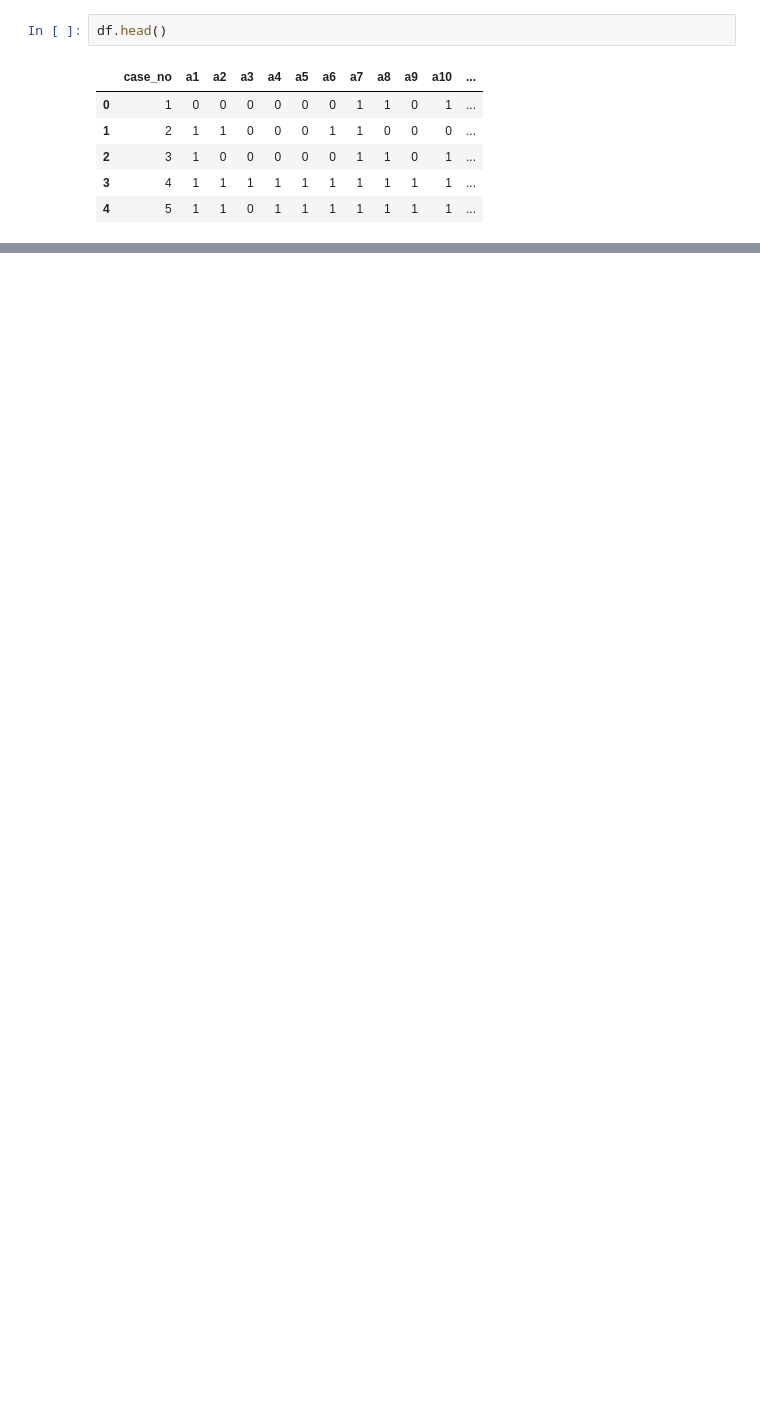
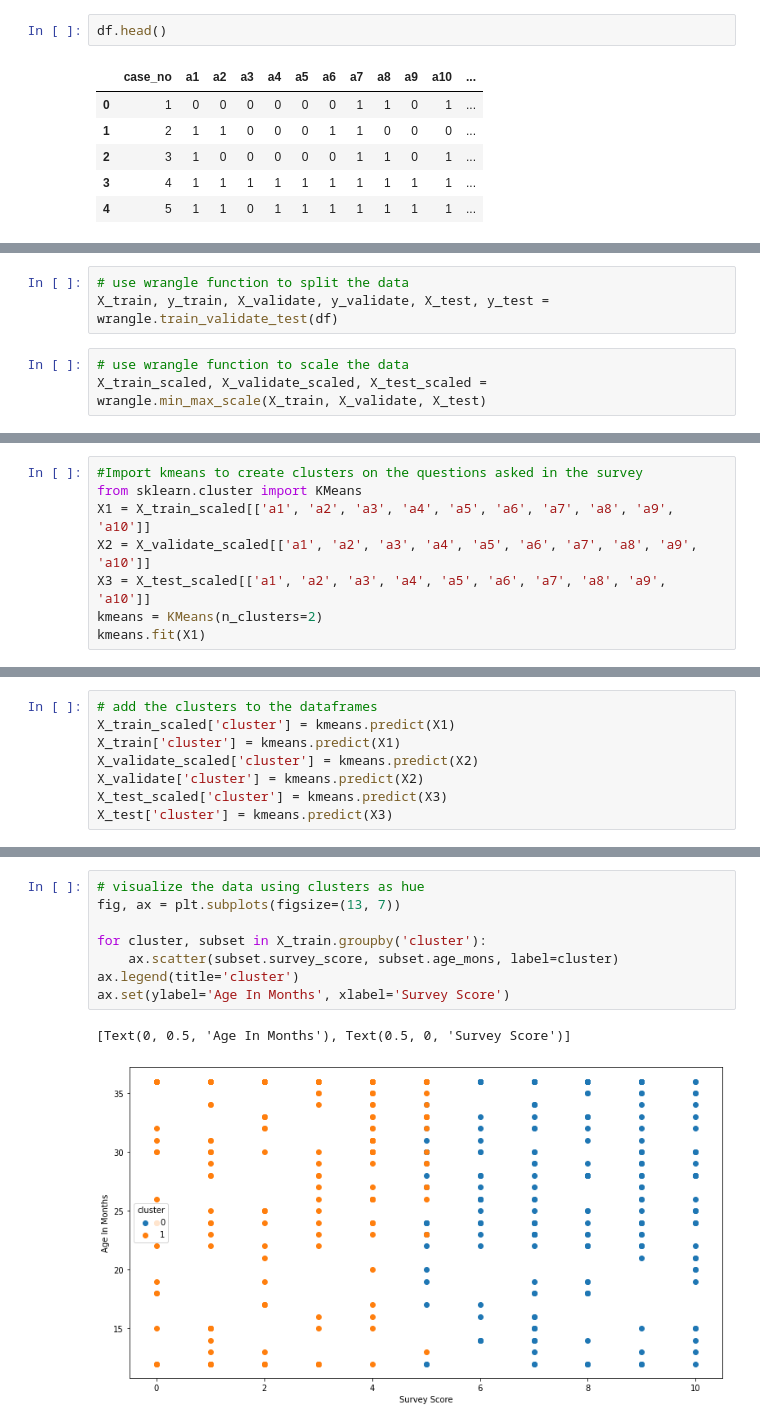
Before and after one commit to AAranda10/Autism_Predictor, a Jupyter notebook: Project.ipynb, the cells around one changed output, grey strips where cells are left out. Cells and saved outputs as stored; diff of their text form; blank space fills up the shorter version.

```diff
--- a/Project.ipynb
+++ b/Project.ipynb
@@ -120,0 +262,6 @@ Comparing If Certain Questions Are More Correlated To Autism
+# %%
+# use wrangle function to split the data
+X_train, y_train, X_validate, y_validate, X_test, y_test = wrangle.train_validate_test(df)
+# %%
+# use wrangle function to scale the data
+X_train_scaled, X_validate_scaled, X_test_scaled = wrangle.min_max_scale(X_train, X_validate, X_test)
@@ -120,0 +287,8 @@ Comparing If Certain Questions Are More Correlated To Autism
+# %%
+#Import kmeans to create clusters on the questions asked in the survey
+from sklearn.cluster import KMeans
+X1 = X_train_scaled[['a1', 'a2', 'a3', 'a4', 'a5', 'a6', 'a7', 'a8', 'a9', 'a10']]
+X2 = X_validate_scaled[['a1', 'a2', 'a3', 'a4', 'a5', 'a6', 'a7', 'a8', 'a9', 'a10']]
+X3 = X_test_scaled[['a1', 'a2', 'a3', 'a4', 'a5', 'a6', 'a7', 'a8', 'a9', 'a10']]
+kmeans = KMeans(n_clusters=2)
+kmeans.fit(X1)
@@ -120,0 +301,8 @@ Comparing If Certain Questions Are More Correlated To Autism
+# %%
+# add the clusters to the dataframes
+X_train_scaled['cluster'] = kmeans.predict(X1)
+X_train['cluster'] = kmeans.predict(X1)
+X_validate_scaled['cluster'] = kmeans.predict(X2)
+X_validate['cluster'] = kmeans.predict(X2)
+X_test_scaled['cluster'] = kmeans.predict(X3)
+X_test['cluster'] = kmeans.predict(X3)
@@ -120,0 +324,11 @@ Comparing If Certain Questions Are More Correlated To Autism
+# %%
+# visualize the data using clusters as hue
+fig, ax = plt.subplots(figsize=(13, 7))
+
+for cluster, subset in X_train.groupby('cluster'):
+    ax.scatter(subset.survey_score, subset.age_mons, label=cluster)
+ax.legend(title='cluster')
+ax.set(ylabel='Age In Months', xlabel='Survey Score')
+# %% [output]
+[Text(0, 0.5, 'Age In Months'), Text(0.5, 0, 'Survey Score')]
+[figure, added]
```
Also changed, not shown: parts of 131 cells of this notebook, 3 other files.
